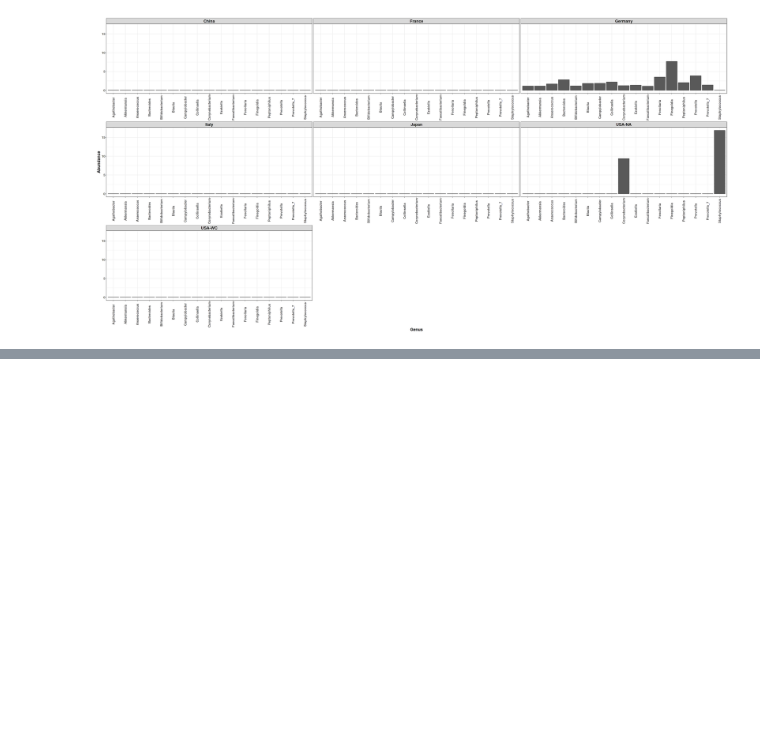
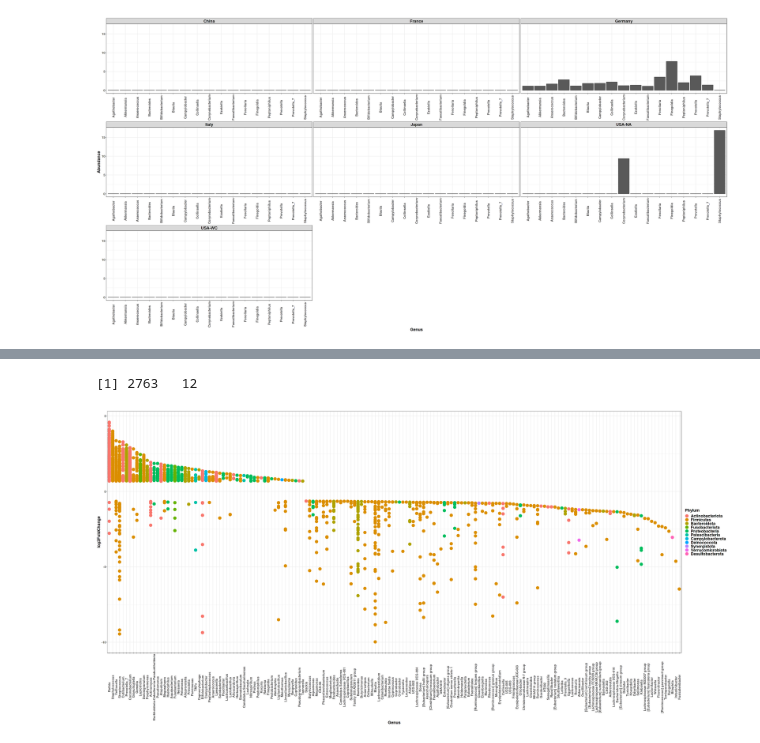
Before and after one commit to omicscodeathon/microbiome_covid19, a Jupyter notebook: notebook/Phyloseq Analysis.ipynb, the cells around one changed output, grey strips where cells are left out. Drawn from its saved outputs; the diff is of its cells as text; code cells hidden in the pictures; blank space fills up the shorter version.

```diff
--- a/notebook/Phyloseq Analysis.ipynb
+++ b/notebook/Phyloseq Analysis.ipynb
@@ -293,0 +312,4 @@ DESeq2::counts(diagdds) = c
+# %%
+dim(sigtab)
+# %% [output]
+[1] 2763   12
@@ -293,0 +320,21 @@ DESeq2::counts(diagdds) = c
+# %%
+x = tapply(sigtab$log2FoldChange, sigtab$Phylum, function(x) max(x))
+x = sort(x, TRUE)
+# %%
+sigtab$Phylum = factor(as.character(sigtab$Phylum), levels=names(x))
+# %%
+x = tapply(sigtab$log2FoldChange, sigtab$Genus, function(x) max(x))
+x = sort(x, TRUE)
+# %%
+sigtab$Genus = factor(as.character(sigtab$Genus), levels=names(x))
+# %%
+options(repr.plot.width=40, repr.plot.height=20)
+ggplot(sigtab, aes(x=Genus, y=log2FoldChange, color=Phylum)) + geom_point(size=6) +
+  theme_bw()+theme(axis.text = element_text(size = 14, face = 'bold'),
+      axis.text.x = element_text(angle = 90, vjust = 0.5),
+      axis.title = element_text(size= 18, face= 'bold'),
+     strip.text = element_text(size = 18, face = 'bold'),
+     legend.text = element_text(size = 18, face = 'bold'),
+      legend.title = element_text(size = 18, face = 'bold'))
+# %% [output]
+[figure, added]
```
Also changed, not shown: parts of 16 cells of this notebook.
